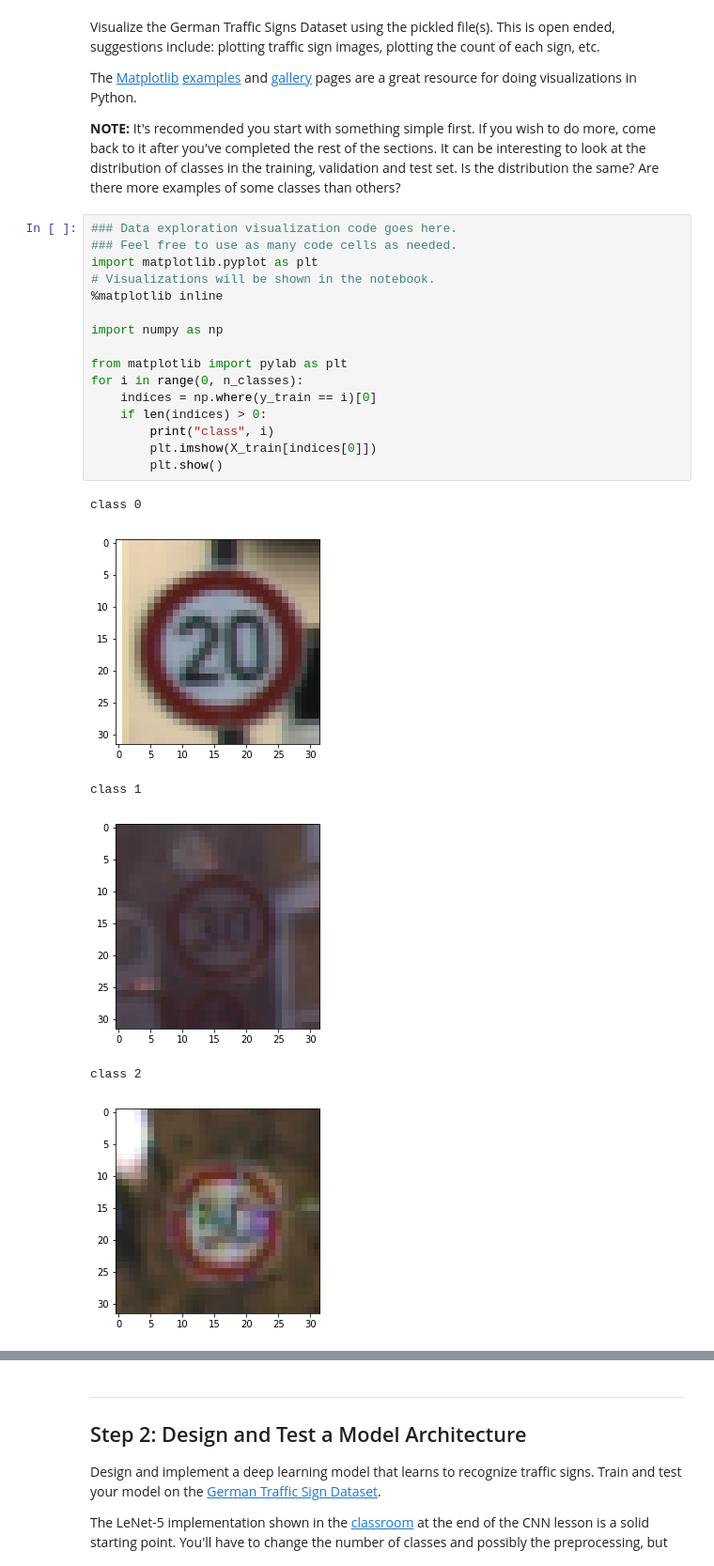
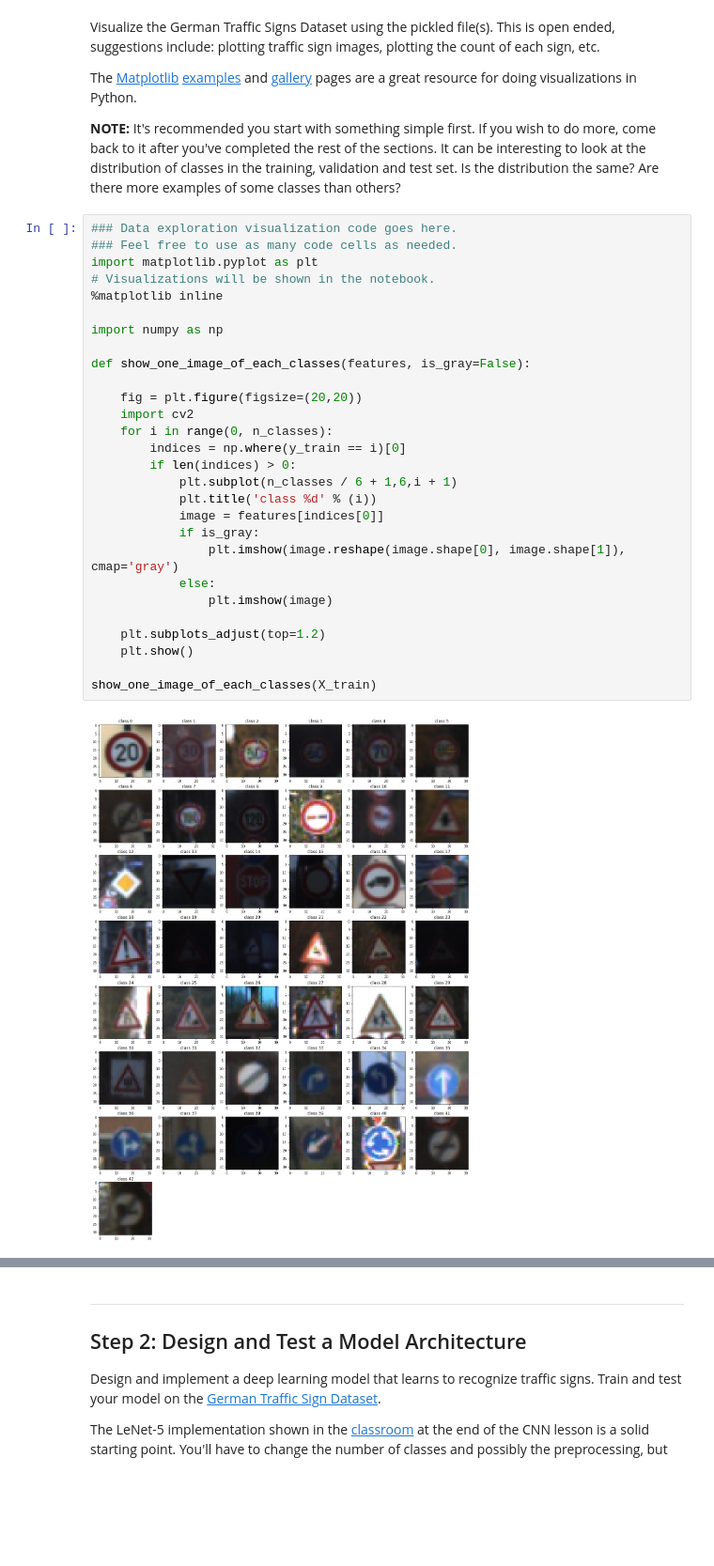
Before and after one commit to TakashiNakagawa/CarND-Traffic-Sign-Classifier-Project, a Jupyter notebook: Traffic_Sign_Classifier.ipynb, the cells around one changed output, grey strips where cells are left out. Shown: that part at 94% size. Saved outputs shown, nothing was run; the diff lists cells and outputs as text; blank space fills up the shorter version.

```diff
--- a/Traffic_Sign_Classifier.ipynb
+++ b/Traffic_Sign_Classifier.ipynb
@@ -135,23 +135,30 @@ The [Matplotlib](http://matplotlib.org/) [examples](http://matplotlib.org/exampl
 # %%
 ### Data exploration visualization code goes here.
 ### Feel free to use as many code cells as needed.
 import matplotlib.pyplot as plt
 # Visualizations will be shown in the notebook.
 %matplotlib inline
 
 import numpy as np
 
-from matplotlib import pylab as plt
-for i in range(0, n_classes):
-    indices = np.where(y_train == i)[0]
-    if len(indices) > 0:
-        print("class", i)
-        plt.imshow(X_train[indices[0]])
-        plt.show()
+def show_one_image_of_each_classes(features, is_gray=False):
+
+    fig = plt.figure(figsize=(20,20))
+    import cv2
+    for i in range(0, n_classes):
+        indices = np.where(y_train == i)[0]
+        if len(indices) > 0:
+            plt.subplot(n_classes / 6 + 1,6,i + 1)
+            plt.title('class %d' % (i))
+            image = features[indices[0]]
+            if is_gray:
+                plt.imshow(image.reshape(image.shape[0], image.shape[1]), cmap='gray')
+            else:
+                plt.imshow(image)
+
+    plt.subplots_adjust(top=1.2)
+    plt.show()
+
+show_one_image_of_each_classes(X_train)
 # %% [output]
-class 0
-[figure, old version]
+[figure, new version]
-class 1
-[figure, removed]
-class 2
-[figure, removed]
```
Also changed, not shown: parts of 9 cells of this notebook.
